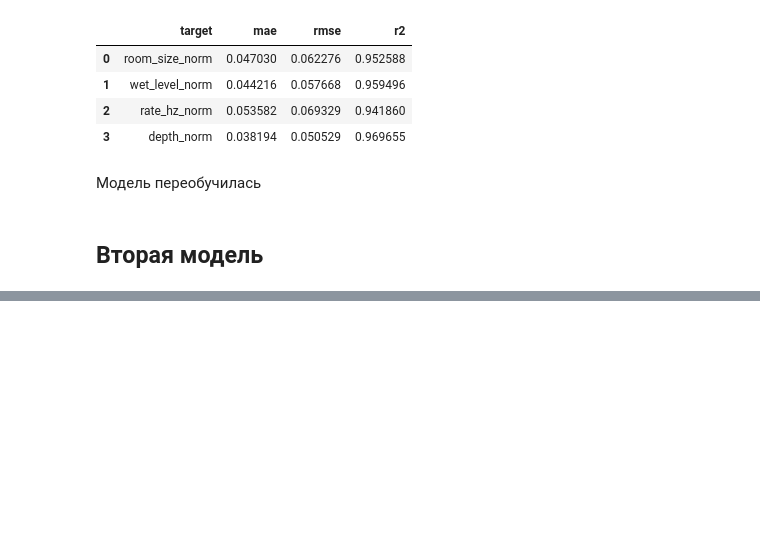
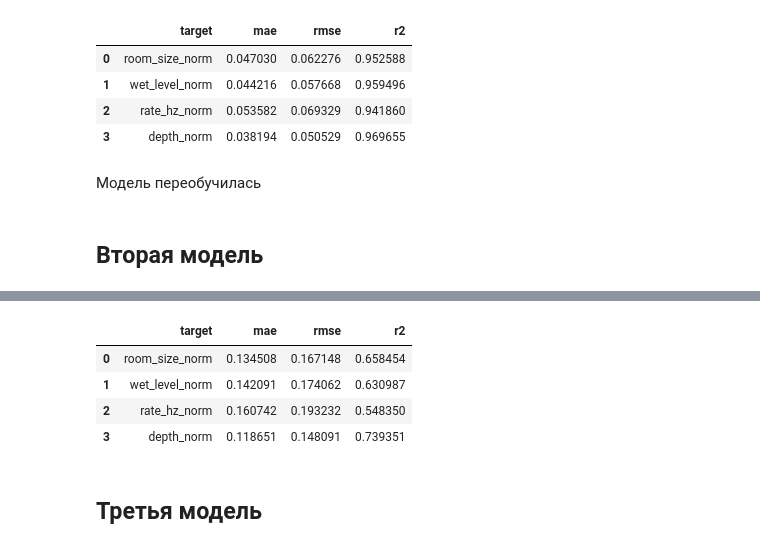
Before and after one commit to sevavargin/Guitar-ML, a Jupyter notebook: notebooks/4_xgboost.ipynb, the cells around one changed output, grey strips where cells are left out. Drawn from its saved outputs; the diff is of its cells as text; code cells hidden in the pictures; blank space fills up the shorter version.

```diff
--- a/notebooks/4_xgboost.ipynb
+++ b/notebooks/4_xgboost.ipynb
@@ -55,16 +55,16 @@ print(X_test.shape, y_test.shape)
 # %% [markdown]
 ## Первая модель
 # %%
-base_model = XGBRegressor(
+base_model1 = XGBRegressor(
     n_estimators=300,
     max_depth=6,
     learning_rate=0.05,
     random_state=42
 )
 
-model = MultiOutputRegressor(base_model)
+model1 = MultiOutputRegressor(base_model1)
 # %%
-model.fit(X_train, y_train)
+model1.fit(X_train, y_train)
 # %% [output]
 MultiOutputRegressor(estimator=XGBRegressor(base_score=None, booster=None,
                                             callbacks=None,
@@ -153,3 +153,14 @@ train_scores
 Модель переобучилась
 # %% [markdown]
 ## Вторая модель
+# %%
+base_model2 = XGBRegressor(
+    n_estimators=300,
+    max_depth=3,
+    learning_rate=0.05,
+    random_state=42
+)
+
+model2 = MultiOutputRegressor(base_model2)
+
+model2.fit(X_train, y_train)
@@ -155,0 +205,13 @@ train_scores
+# %%
+y_train_predict = model2.predict(X_train)
+
+train_scores = scores(y_train, y_train_predict, target_cols)
+train_scores
+# %% [output]
+|  | target | mae | rmse | r2 |
+| 0 | room_size_norm | 0.134508 | 0.167148 | 0.658454 |
+| 1 | wet_level_norm | 0.142091 | 0.174062 | 0.630987 |
+| 2 | rate_hz_norm | 0.160742 | 0.193232 | 0.548350 |
+| 3 | depth_norm | 0.118651 | 0.148091 | 0.739351 |
+# %% [markdown]
+## Третья модель
```
Also changed, not shown: parts of 13 cells of this notebook.
